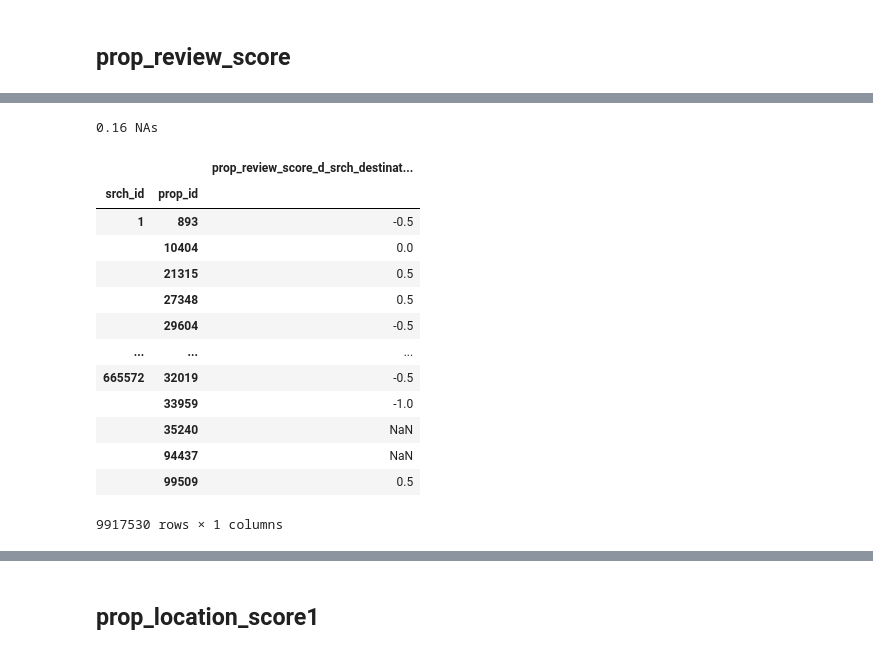
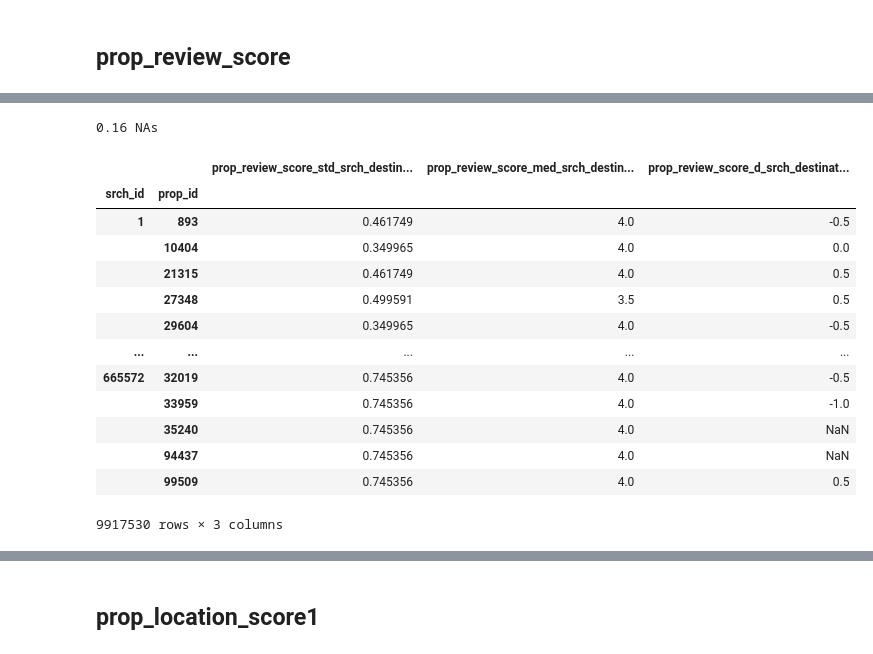
Before and after one commit to chrysapz/Expedia-Hotel-Reccomendation, a Jupyter notebook: robert_preprocessing.ipynb, the cells around one changed output, grey strips where cells are left out. Drawn from its saved outputs; the diff is of its cells as text; code cells hidden in the pictures.

```diff
--- a/robert_preprocessing.ipynb
+++ b/robert_preprocessing.ipynb
@@ -203,8 +202,9 @@ def to_list(v):
     else:
         return [v]
 # %%
-def make_aggregate_feature(groupby, col, transform='z', use_median=False, filter_query=None):
+def make_aggregate_feature(df, groupby, col, transforms='z', use_median=False, filter_query=None):
     gl = to_list(groupby)
+    transforms = to_list(transforms)
     l = list(set(gl + ['srch_id', 'prop_id', col]))
     tmp = df.query(filter_query) if filter_query else df
     tmp = tmp[l].groupby(groupby).agg(
@@ -216,18 +216,30 @@ def make_aggregate_feature(groupby, col, transform='z', use_median=False, filter
 
     tmp1 = df[l].set_index(gl)
     tmp1 = tmp1.join(tmp, how='left')
-    if transform == 'z':
-        res_col = f'{col}_z_{"__".join(gl)}'
-        tmp1[res_col] = (tmp1[col] - (tmp1.col_med if use_median else tmp1.col_avg)) / tmp1.col_std
-    elif transform == 'log_diff':
-        res_col = f'{col}_ld_{"__".join(gl)}'
-        tmp1[res_col] = np.log(tmp1[col]) - np.log(tmp1.col_med if use_median else tmp1.col_avg)
-    elif transform == 'diff':
-        res_col = f'{col}_d_{"__".join(gl)}'
-        tmp1[res_col] = tmp1[col] - (tmp1.col_med if use_median else tmp1.col_avg)
-    else:
-        assert False, f'unsupported transform "{transform}"'
+    res_cols = []
+    for transform in transforms:
+        if transform == 'z':
+            res_col = f'{col}_z_{"__".join(gl)}'
+            tmp1[res_col] = (tmp1[col] - (tmp1.col_med if use_median else tmp1.col_avg)) / tmp1.col_std
+        elif transform == 'log_diff':
+            res_col = f'{col}_ld_{"__".join(gl)}'
+            tmp1[res_col] = np.log(tmp1[col]) - np.log(tmp1.col_med if use_median else tmp1.col_avg)
+        elif transform == 'diff':
+            res_col = f'{col}_d_{"__".join(gl)}'
+            tmp1[res_col] = tmp1[col] - (tmp1.col_med if use_median else tmp1.col_avg)
+        elif transform == 'med':
+            res_col = f'{col}_{transform}_{"__".join(gl)}'
+            tmp1[res_col] = tmp1.col_med
+        elif transform == 'avg':
+            res_col = f'{col}_{transform}_{"__".join(gl)}'
+            tmp1[res_col] = tmp1.col_avg
+        elif transform == 'std':
+            res_col = f'{col}_{transform}_{"__".join(gl)}'
+            tmp1[res_col] = tmp1.col_std
+        else:
+            assert False, f'unsupported transform "{transform}"'
+        res_cols.append(res_col)
     tmp1 = tmp1.reset_index().set_index(['srch_id', 'prop_id']).sort_index()
-    return tmp1.drop(columns=[c for c in tmp1.columns if c != res_col])
+    return tmp1.drop(columns=[c for c in tmp1.columns if c not in res_cols])
 # %%
 # the average property star rating per destination
@@ -294,20 +307,21 @@ tosub_prop_review_score_per_dest
 # %%
-tosub_prop_review_score_per_dest_prop_starrating = make_aggregate_feature(groupby = ['srch_destination_id', 'prop_starrating'], col ='prop_review_score', transform='diff', use_median=True)
+tosub_prop_review_score_per_dest_prop_starrating = make_aggregate_feature(df, groupby = ['srch_destination_id', 'prop_starrating'], col ='prop_review_score',
+                                                                          transforms=['std', 'med', 'diff'], use_median=True)
 tosub_prop_review_score_per_dest_prop_starrating
 # %% [output]
 0.16 NAs
-|  |  | prop_review_score_d_srch_destinat... |
-| srch_id | prop_id |  |
-| 1 | 893 | -0.5 |
-|  | 10404 | 0.0 |
-|  | 21315 | 0.5 |
-|  | 27348 | 0.5 |
-|  | 29604 | -0.5 |
-| ... | ... | ... |
-| 665572 | 32019 | -0.5 |
-|  | 33959 | -1.0 |
-|  | 35240 | NaN |
-|  | 94437 | NaN |
-|  | 99509 | 0.5 |
+|  |  | prop_review_score_std_srch_destin... | prop_review_score_med_srch_destin... | prop_review_score_d_srch_destinat... |
+| srch_id | prop_id |  |  |  |
+| 1 | 893 | 0.461749 | 4.0 | -0.5 |
+|  | 10404 | 0.349965 | 4.0 | 0.0 |
+|  | 21315 | 0.461749 | 4.0 | 0.5 |
+|  | 27348 | 0.499591 | 3.5 | 0.5 |
+|  | 29604 | 0.349965 | 4.0 | -0.5 |
+| ... | ... | ... | ... | ... |
+| 665572 | 32019 | 0.745356 | 4.0 | -0.5 |
+|  | 33959 | 0.745356 | 4.0 | -1.0 |
+|  | 35240 | 0.745356 | 4.0 | NaN |
+|  | 94437 | 0.745356 | 4.0 | NaN |
+|  | 99509 | 0.745356 | 4.0 | 0.5 |
-9917530 rows × 1 columns
+9917530 rows × 3 columns
 # %%
```
Also changed, not shown: parts of 42 cells of this notebook, 5 other files.
